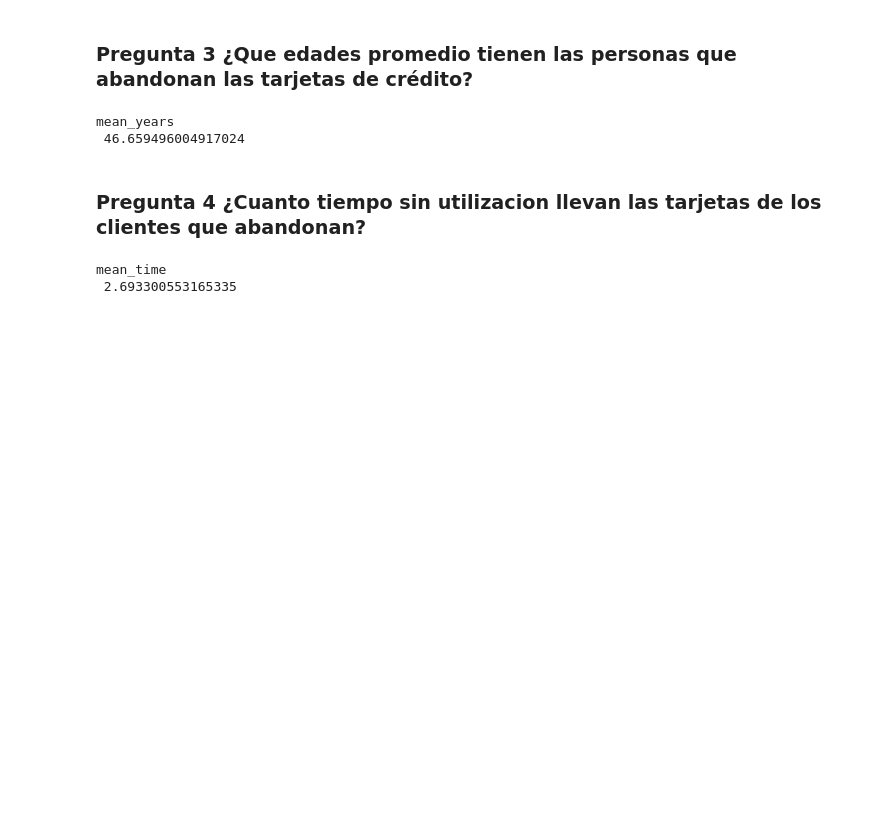
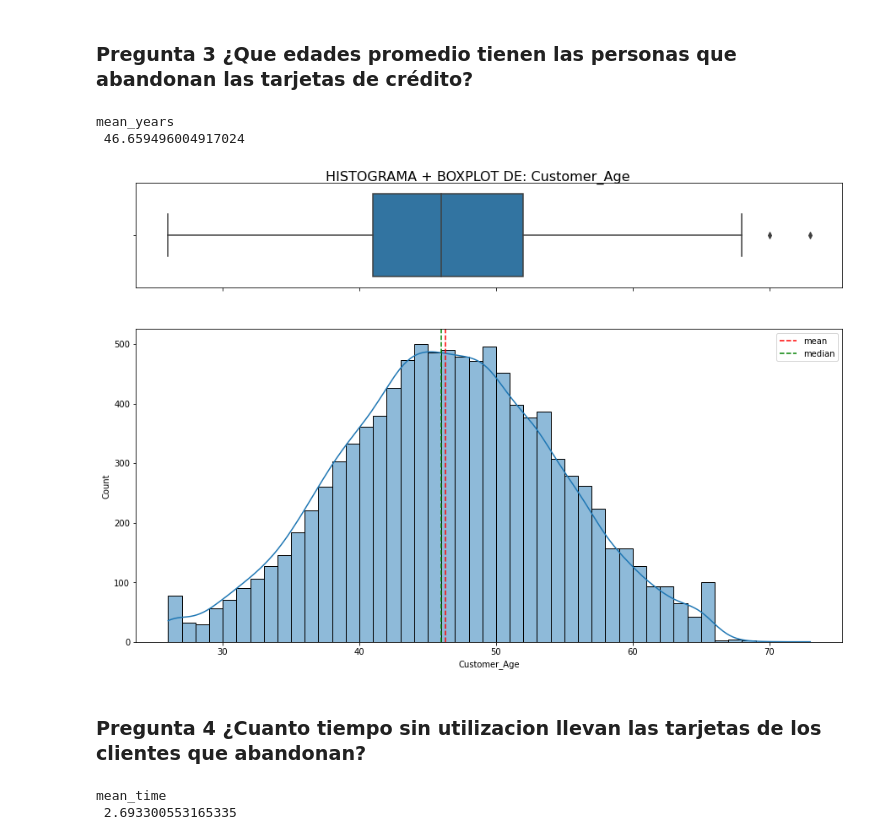
Before and after one commit to juampa95/customer-churn-ds, a Jupyter notebook: EDA.ipynb, the cells around one changed output. Saved outputs shown, nothing was run; the diff lists cells and outputs as text; code cells hidden in the pictures; blank space fills up the shorter version.

Commit message:
agregado imagenes para responder preguntas

```diff
--- a/EDA.ipynb
+++ b/EDA.ipynb
@@ -393,6 +393,10 @@ print('mean_years \n',mean_years['Attrited Customer'])
 # %% [output]
 mean_years
  46.659496004917024
+# %%
+hist_box('Customer_Age',None)
+# %% [output]
+[figure, added]
 # %% [markdown]
 ### Pregunta 4 ¿Cuanto tiempo sin utilizacion llevan las tarjetas de los clientes que abandonan?
 # %%
```
Also changed, not shown: parts of 6 cells of this notebook, 7 other files.
